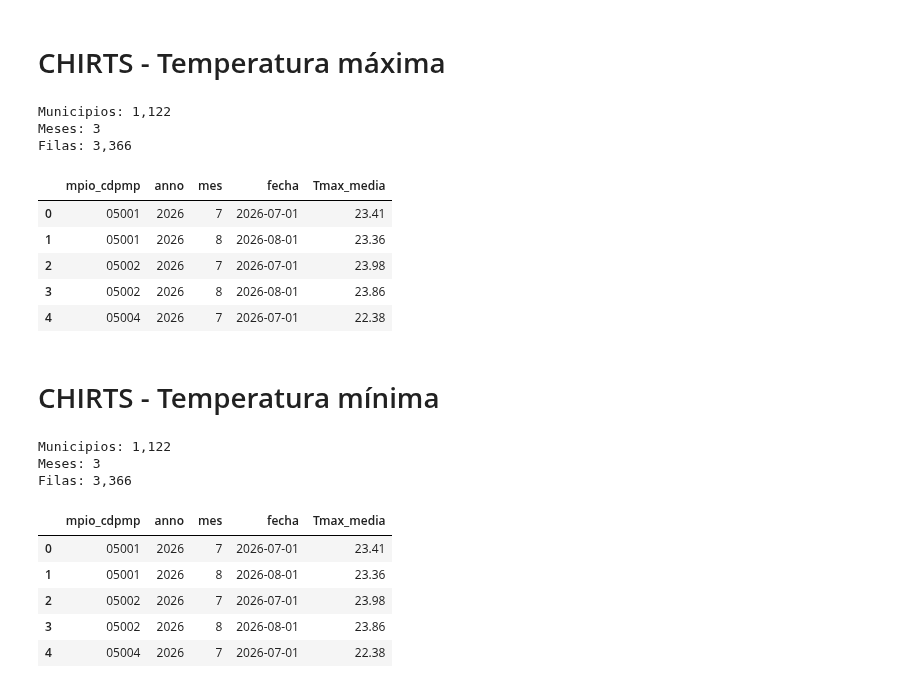
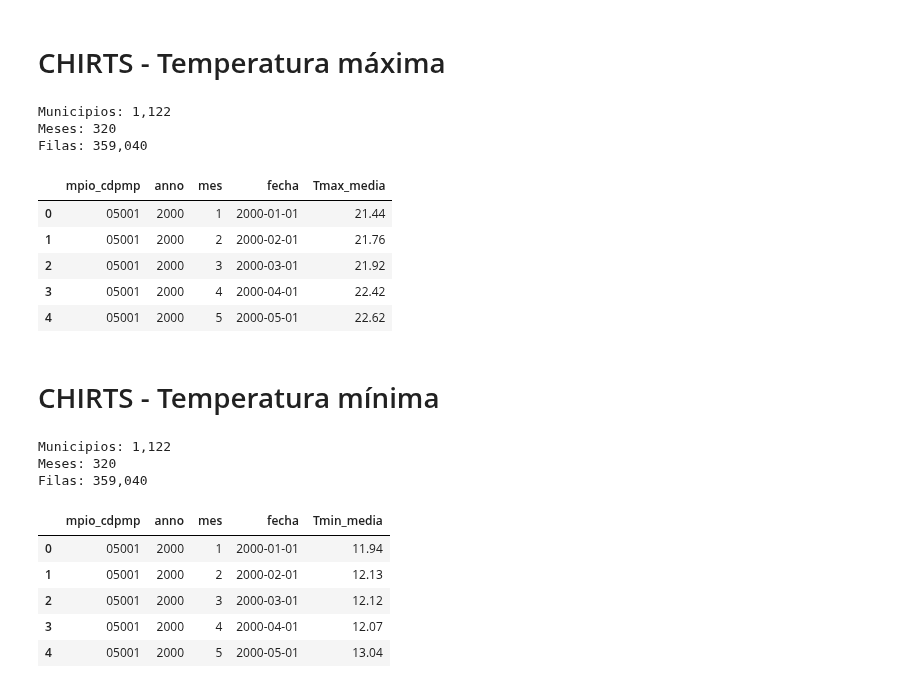
Before and after one commit to JC-AlfonsoR/PEG-mining-agriculture, a Jupyter notebook: engines/e1011_calcularIndicadoresEspacialesClima.ipynb, the cells around one changed output. Cells and saved outputs as stored; diff of their text form; code cells hidden in the pictures.

```diff
--- a/engines/e1011_calcularIndicadoresEspacialesClima.ipynb
+++ b/engines/e1011_calcularIndicadoresEspacialesClima.ipynb
@@ -267,7 +257,7 @@ ruta_carpeta = DATA / "raw/acb_CHIRTS_temperatura"
 
 # DF con los periodos en los que tengo informacion
 periodos = pd.date_range(
-    start="2026-07-01",
+    start="2000-01-01",
     end="2026-08-01",
     freq="MS",
 )
@@ -297,7 +287,7 @@ crs_anterior = None
 municipios_raster = None
 
 
-for fecha, ruta in tqdm(zip(periodos, rutas)):
+for fecha, ruta in tqdm(zip(periodos, rutas), total=len(periodos), desc="Extrayendo precipitación"):
 
     # Abrir temporalmente el archivo mensual
     with rasterio.open(ruta) as src:
@@ -355,14 +345,14 @@ ruta_respaldo = DATA / "intermediate/e1011_Tmax_temporal.pkl"
 panel_Tmax.to_pickle(ruta_respaldo)
 # %% [output]
 Municipios: 1,122
-Meses: 3
-Filas: 3,366
+Meses: 320
+Filas: 359,040
 |  | mpio_cdpmp | anno | mes | fecha | Tmax_media |
-| 0 | 05001 | 2026 | 7 | 2026-07-01 | 23.41 |
-| 1 | 05001 | 2026 | 8 | 2026-08-01 | 23.36 |
-| 2 | 05002 | 2026 | 7 | 2026-07-01 | 23.98 |
-| 3 | 05002 | 2026 | 8 | 2026-08-01 | 23.86 |
-| 4 | 05004 | 2026 | 7 | 2026-07-01 | 22.38 |
+| 0 | 05001 | 2000 | 1 | 2000-01-01 | 21.44 |
+| 1 | 05001 | 2000 | 2 | 2000-02-01 | 21.76 |
+| 2 | 05001 | 2000 | 3 | 2000-03-01 | 21.92 |
+| 3 | 05001 | 2000 | 4 | 2000-04-01 | 22.42 |
+| 4 | 05001 | 2000 | 5 | 2000-05-01 | 22.62 |
 # %% [markdown]
 # CHIRTS - Temperatura mínima
 # %%
@@ -401,7 +391,7 @@ crs_anterior = None
 municipios_raster = None
 
 
-for fecha, ruta in tqdm(zip(periodos, rutas)):
+for fecha, ruta in tqdm(zip(periodos, rutas), total=len(periodos), desc="Extrayendo precipitación"):
 
     # Abrir temporalmente el archivo mensual
     with rasterio.open(ruta) as src:
@@ -435,35 +425,35 @@ for fecha, ruta in tqdm(zip(periodos, rutas)):
 # %%
 # Consolidar el panel municipio-mes, sin geometría
 panel_Tmin = (
     pd.concat(resultados_mensuales, ignore_index=True)
     [[col_id, "anno", "mes", "fecha", "Tmin_media"]]
     .sort_values([col_id, "fecha"])
     .reset_index(drop=True)
 )
 
 # Explorar panel
 print(f"Municipios: {panel_Tmin[col_id].nunique():,}")
-print(f"Meses: {panel_Tmax['fecha'].nunique()}")
+print(f"Meses: {panel_Tmin['fecha'].nunique()}")
 print(f"Filas: {len(panel_Tmin):,}")
 
 # mostrar el panel
-display(panel_Tmax.head())
+display(panel_Tmin.head())
 
 
 
 # Cada iteracion toma entre 20-40 segundos
 # Como en total son 548 meses, el tiempo de ejecución varía entre 3 - 6 horas
 # Si lo ejecuto solo para el periodo de interés i.e. 2006-2014, el tiempo sería menor pero seguiría siendo importante
 # por eso, voy a exportar los resultados parciales
 ruta_respaldo = DATA / "intermediate/e1011_Tmin_temporal.pkl"
 panel_Tmin.to_pickle(ruta_respaldo)
 # %% [output]
 Municipios: 1,122
-Meses: 3
-Filas: 3,366
+Meses: 320
+Filas: 359,040
-|  | mpio_cdpmp | anno | mes | fecha | Tmax_media |
-| 0 | 05001 | 2026 | 7 | 2026-07-01 | 23.41 |
-| 1 | 05001 | 2026 | 8 | 2026-08-01 | 23.36 |
-| 2 | 05002 | 2026 | 7 | 2026-07-01 | 23.98 |
-| 3 | 05002 | 2026 | 8 | 2026-08-01 | 23.86 |
-| 4 | 05004 | 2026 | 7 | 2026-07-01 | 22.38 |
+|  | mpio_cdpmp | anno | mes | fecha | Tmin_media |
+| 0 | 05001 | 2000 | 1 | 2000-01-01 | 11.94 |
+| 1 | 05001 | 2000 | 2 | 2000-02-01 | 12.13 |
+| 2 | 05001 | 2000 | 3 | 2000-03-01 | 12.12 |
+| 3 | 05001 | 2000 | 4 | 2000-04-01 | 12.07 |
+| 4 | 05001 | 2000 | 5 | 2000-05-01 | 13.04 |
```
Also changed, not shown: parts of 13 cells of this notebook, 1 other file.
